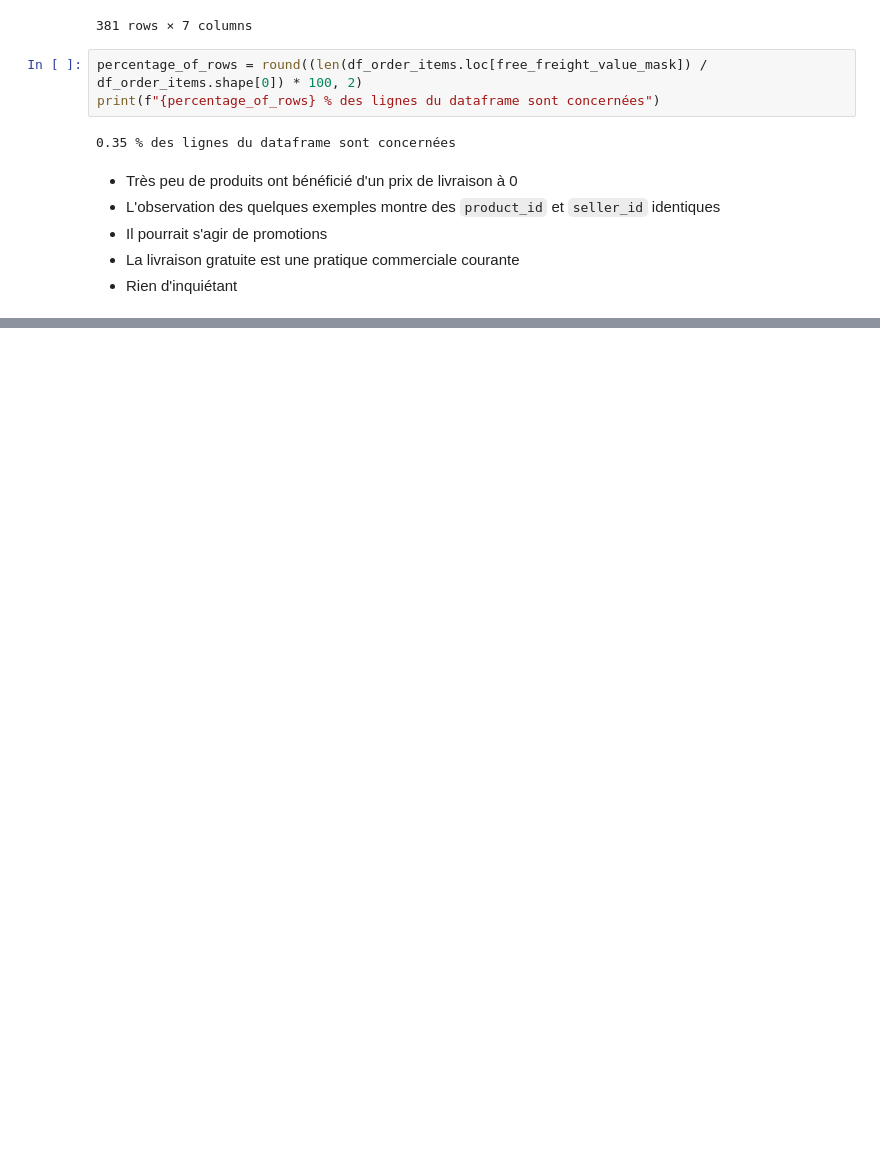
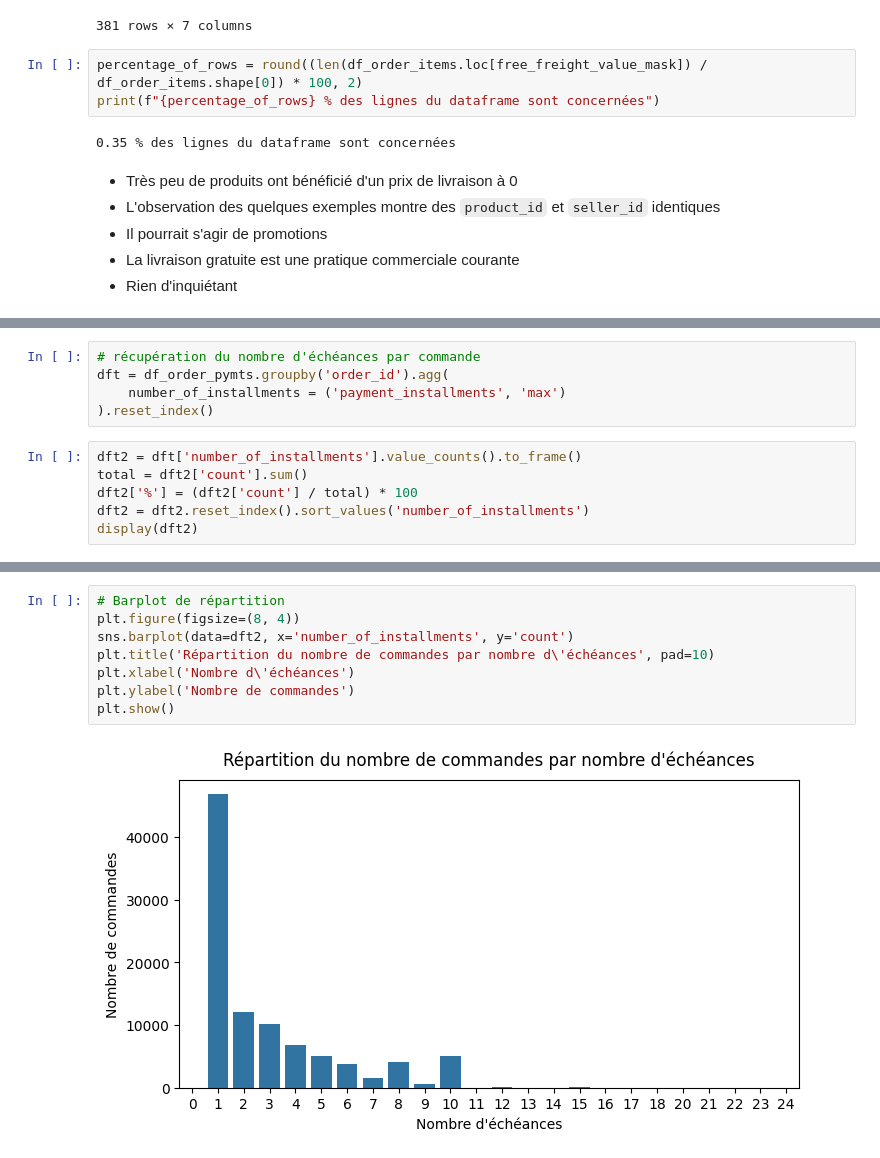
Before and after one commit to Christophe-Aballea/OC_projet5_Segmentez_des_clients_d_un_site_ecommerce, a Jupyter notebook: P05_Notebook2_EDA_FE.ipynb, the cells around one changed output, grey strips where cells are left out. Saved outputs shown, nothing was run; the diff lists cells and outputs as text; blank space fills up the shorter version.

```diff
--- a/P05_Notebook2_EDA_FE.ipynb
+++ b/P05_Notebook2_EDA_FE.ipynb
@@ -938,0 +1115,11 @@ print(f"{percentage_of_rows} % des lignes du dataframe sont concernées")
+# %%
+# récupération du nombre d'échéances par commande
+dft = df_order_pymts.groupby('order_id').agg(
+    number_of_installments = ('payment_installments', 'max')
+).reset_index()
+# %%
+dft2 = dft['number_of_installments'].value_counts().to_frame()
+total = dft2['count'].sum()
+dft2['%'] = (dft2['count'] / total) * 100
+dft2 = dft2.reset_index().sort_values('number_of_installments')
+display(dft2)
@@ -938,0 +1144,10 @@ print(f"{percentage_of_rows} % des lignes du dataframe sont concernées")
+# %%
+# Barplot de répartition
+plt.figure(figsize=(8, 4))
+sns.barplot(data=dft2, x='number_of_installments', y='count')
+plt.title('Répartition du nombre de commandes par nombre d\'échéances', pad=10)
+plt.xlabel('Nombre d\'échéances')
+plt.ylabel('Nombre de commandes')
+plt.show()
+# %% [output]
+[figure, added]
```
Also changed, not shown: parts of 40 cells of this notebook, 1 other file.
